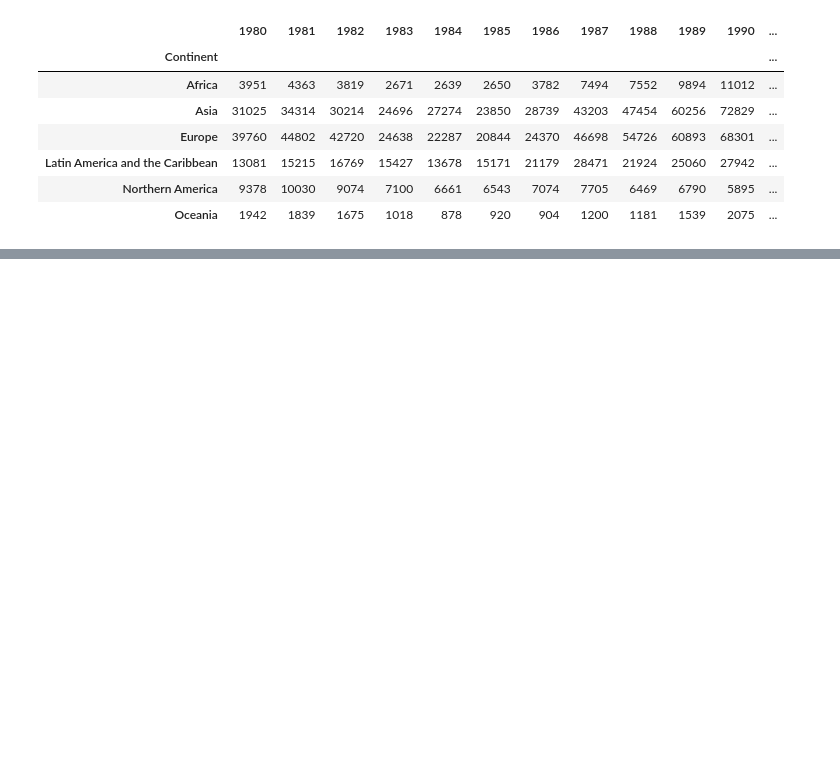
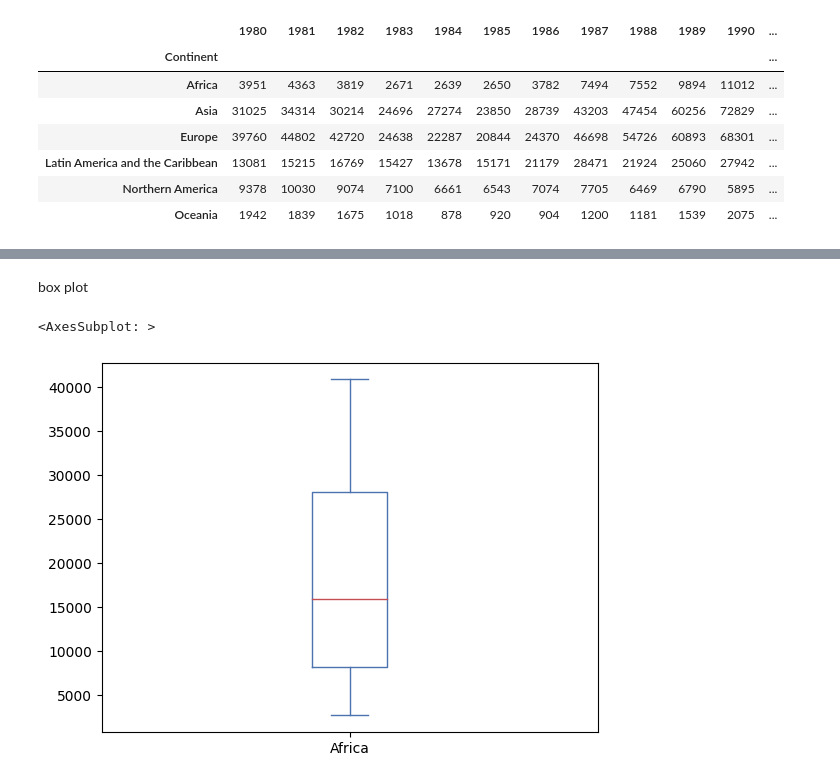
Before and after one commit to nikita1308290/python, a Jupyter notebook: datascience/data_analytics.ipynb, the cells around one changed output, grey strips where cells are left out. Cells and saved outputs as stored; diff of their text form; code cells hidden in the pictures; blank space fills up the shorter version.

```diff
--- a/datascience/data_analytics.ipynb
+++ b/datascience/data_analytics.ipynb
@@ -162,0 +205,7 @@ df['countries','']
+# %% [markdown]
+box plot
+# %%
+cdf.loc['Africa', years].plot(kind='box')
+# %% [output]
+<AxesSubplot: >
+[figure, added]
```
Also changed, not shown: parts of 8 cells of this notebook, 2 other files.
